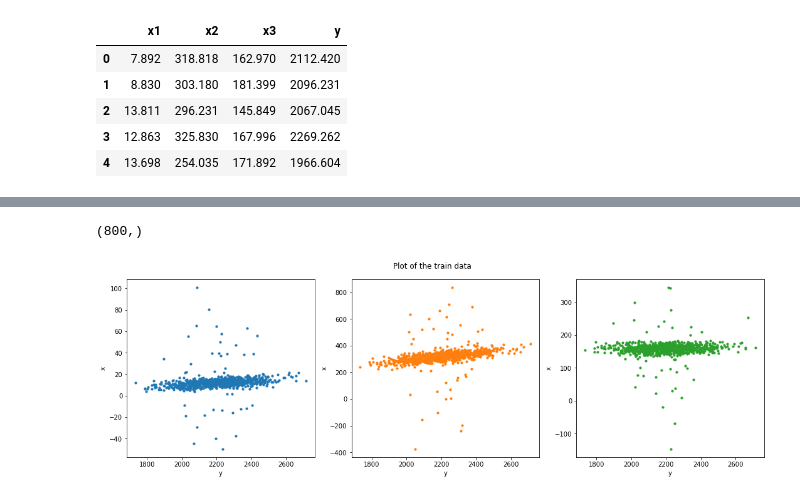
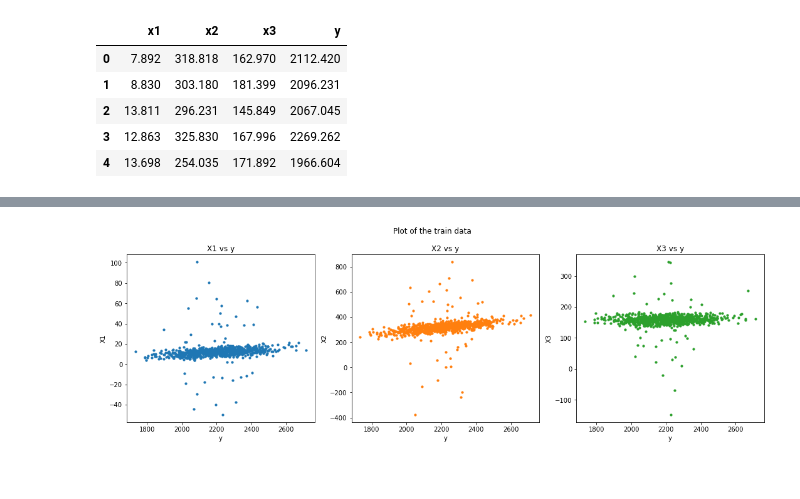
Before and after one commit to PiWebswiss/Project-AI-3, a Jupyter notebook: worm-up/warm-up-solution.ipynb, the cells around one changed output, grey strips where cells are left out. Drawn from its saved outputs; the diff is of its cells as text; code cells hidden in the pictures.

```diff
--- a/worm-up/warm-up-solution.ipynb
+++ b/worm-up/warm-up-solution.ipynb
@@ -143,20 +123,17 @@ X_tr.iloc[:, :1]
-# %%
-y_tr.shape
-# %% [output]
-(800,)
 # %%
 # Plot the data
 fig, axes = plt.subplots(1, 3, figsize=(15, 5))
 
 for n, ax in zip(range(3), axes.ravel()):
     ax.scatter(y_tr, X_tr.iloc[:, n:n +1], c="C" + str(n), s=10)
     ax.set(
         xlabel="y",
-        ylabel="x"
+        ylabel="X" + str(n + 1),
+        title="X" + str(n + 1) + " vs y"
     )
 
 plt.suptitle("Plot of the train data")
 plt.tight_layout()
 plt.show()
 # %% [output]
-[figure, old version]
+[figure, new version]
```
Also changed, not shown: parts of 10 cells of this notebook.
